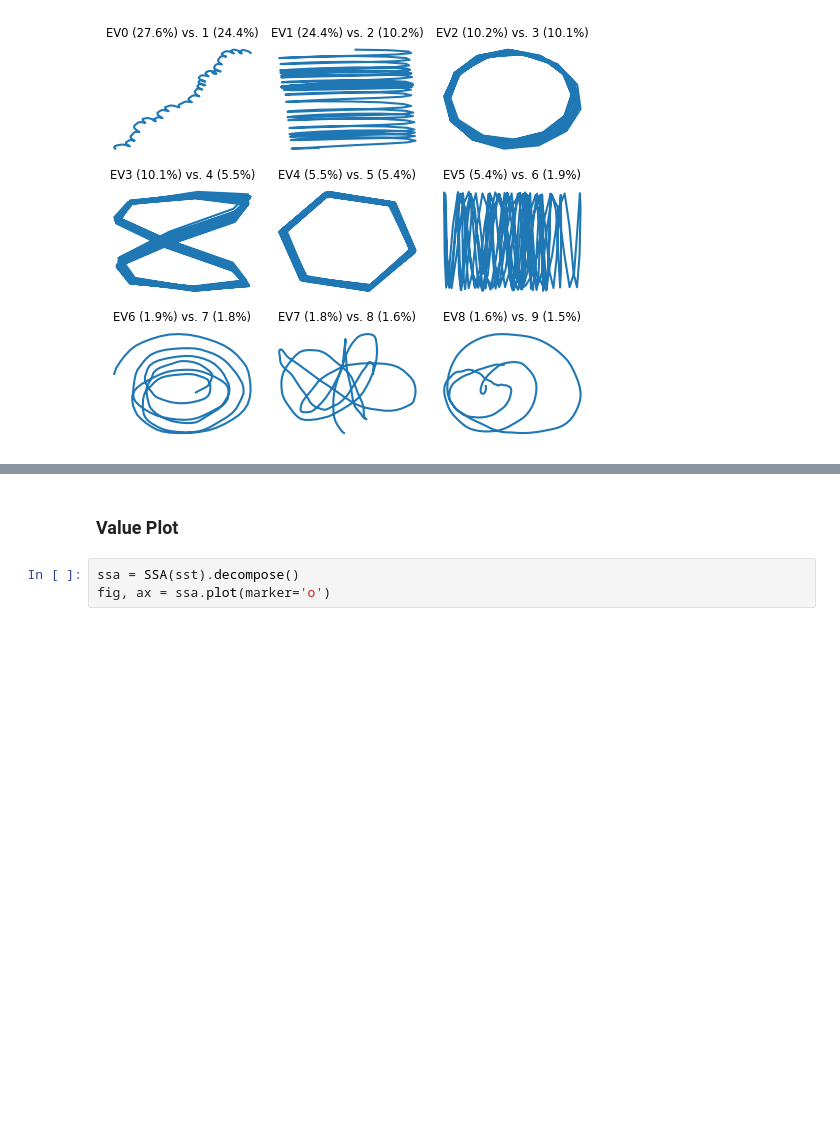
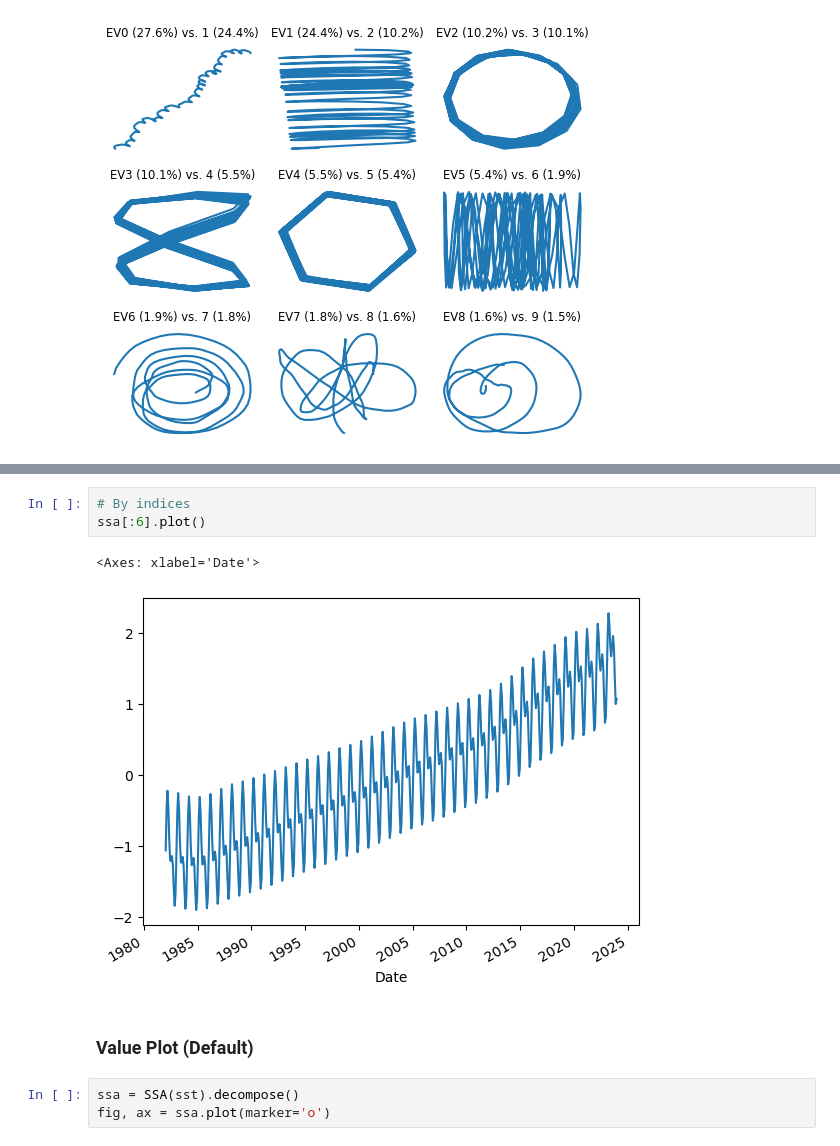
Before and after one commit to ADSCIAN/ssalib, a Jupyter notebook: notebooks/02_ssa_plotting_guide.ipynb, the cells around one changed output, grey strips where cells are left out. Drawn from its saved outputs; the diff is of its cells as text; blank space fills up the shorter version.

```diff
--- a/notebooks/02_ssa_plotting_guide.ipynb
+++ b/notebooks/02_ssa_plotting_guide.ipynb
@@ -123,5 +206,11 @@ fig, axes = ssa.plot(
+# %%
+# By indices
+ssa[:6].plot()
+# %% [output]
+<Axes: xlabel='Date'>
+[figure, added]
 # %% [markdown]
-### Value Plot
+### Value Plot (Default)
 # %%
 ssa = SSA(sst).decompose()
 fig, ax = ssa.plot(marker='o')
```
Also changed, not shown: parts of 21 cells of this notebook.
